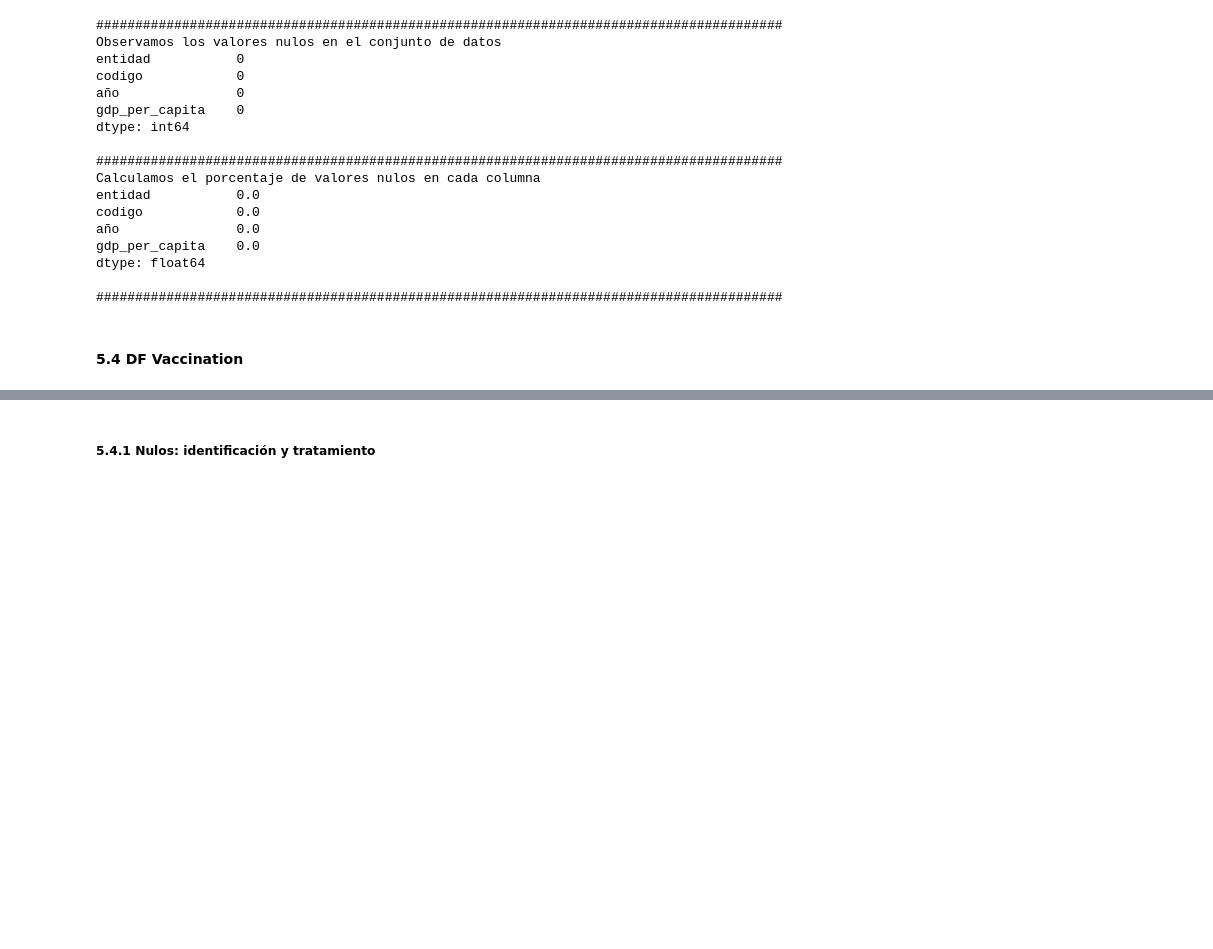
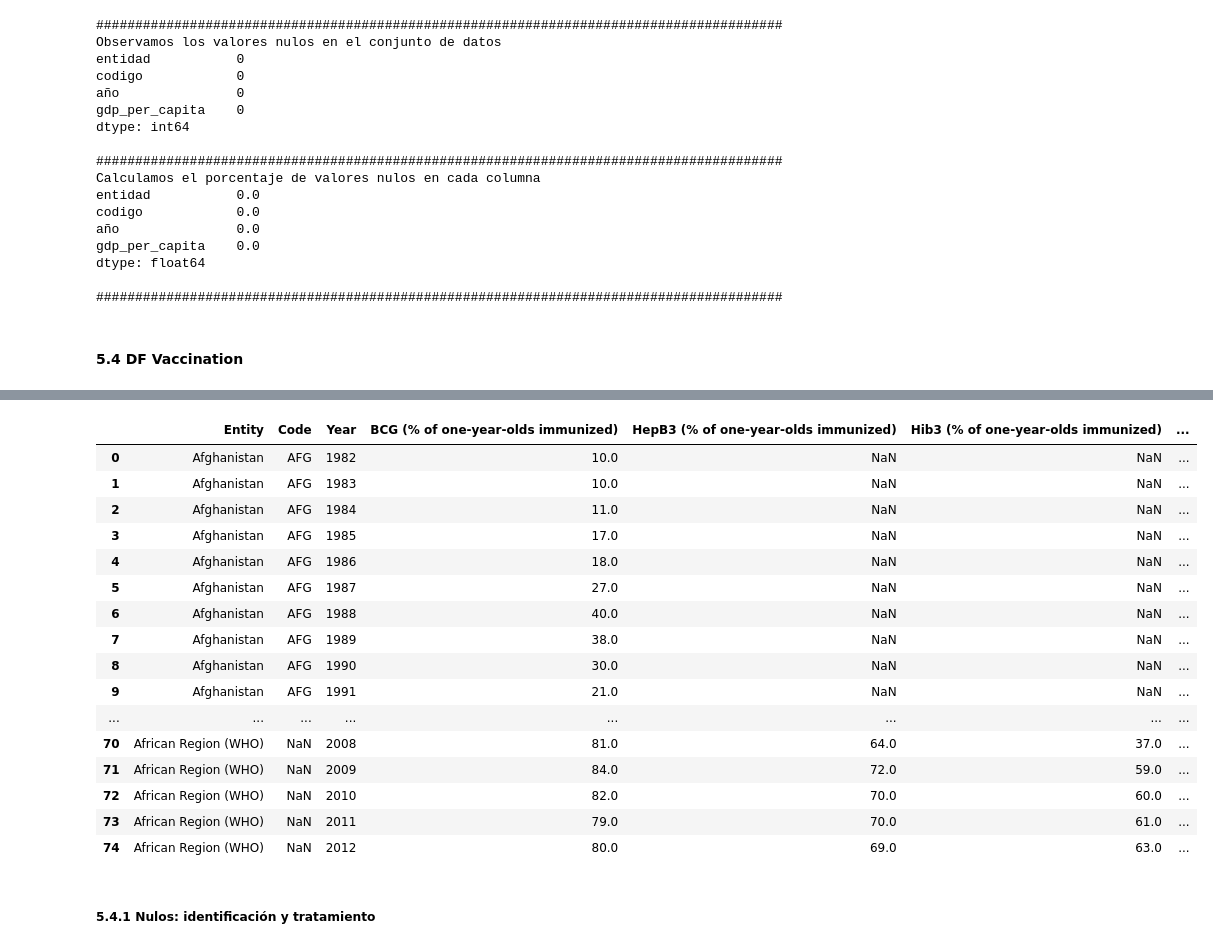
Before and after one commit to Sarah-bzb/TFM_analisis_datos, a Jupyter notebook: exploration_health_v0 - copia.ipynb, the cells around one changed output, grey strips where cells are left out. Saved outputs shown, nothing was run; the diff lists cells and outputs as text; code cells hidden in the pictures; blank space fills up the shorter version.

```diff
--- a/exploration_health_v0 - copia.ipynb
+++ b/exploration_health_v0 - copia.ipynb
@@ -1086,6 +1086,26 @@ Year                                     0.00
 dtype: float64
 
 ########################################################################################
+# %%
+df_vaccination.head(75)
+# %% [output]
+|  | Entity | Code | Year | BCG (% of one-year-olds immunized) | HepB3 (% of one-year-olds immunized) | Hib3 (% of one-year-olds immunized) | ... |
+| 0 | Afghanistan | AFG | 1982 | 10.0 | NaN | NaN | ... |
+| 1 | Afghanistan | AFG | 1983 | 10.0 | NaN | NaN | ... |
+| 2 | Afghanistan | AFG | 1984 | 11.0 | NaN | NaN | ... |
+| 3 | Afghanistan | AFG | 1985 | 17.0 | NaN | NaN | ... |
+| 4 | Afghanistan | AFG | 1986 | 18.0 | NaN | NaN | ... |
+| 5 | Afghanistan | AFG | 1987 | 27.0 | NaN | NaN | ... |
+| 6 | Afghanistan | AFG | 1988 | 40.0 | NaN | NaN | ... |
+| 7 | Afghanistan | AFG | 1989 | 38.0 | NaN | NaN | ... |
+| 8 | Afghanistan | AFG | 1990 | 30.0 | NaN | NaN | ... |
+| 9 | Afghanistan | AFG | 1991 | 21.0 | NaN | NaN | ... |
+| ... | ... | ... | ... | ... | ... | ... | ... |
+| 70 | African Region (WHO) | NaN | 2008 | 81.0 | 64.0 | 37.0 | ... |
+| 71 | African Region (WHO) | NaN | 2009 | 84.0 | 72.0 | 59.0 | ... |
+| 72 | African Region (WHO) | NaN | 2010 | 82.0 | 70.0 | 60.0 | ... |
+| 73 | African Region (WHO) | NaN | 2011 | 79.0 | 70.0 | 61.0 | ... |
+| 74 | African Region (WHO) | NaN | 2012 | 80.0 | 69.0 | 63.0 | ... |
 # %% [markdown]
 ##### 5.4.1 Nulos: identificación y tratamiento
 # %%
```
Also changed, not shown: parts of 16 cells of this notebook.
